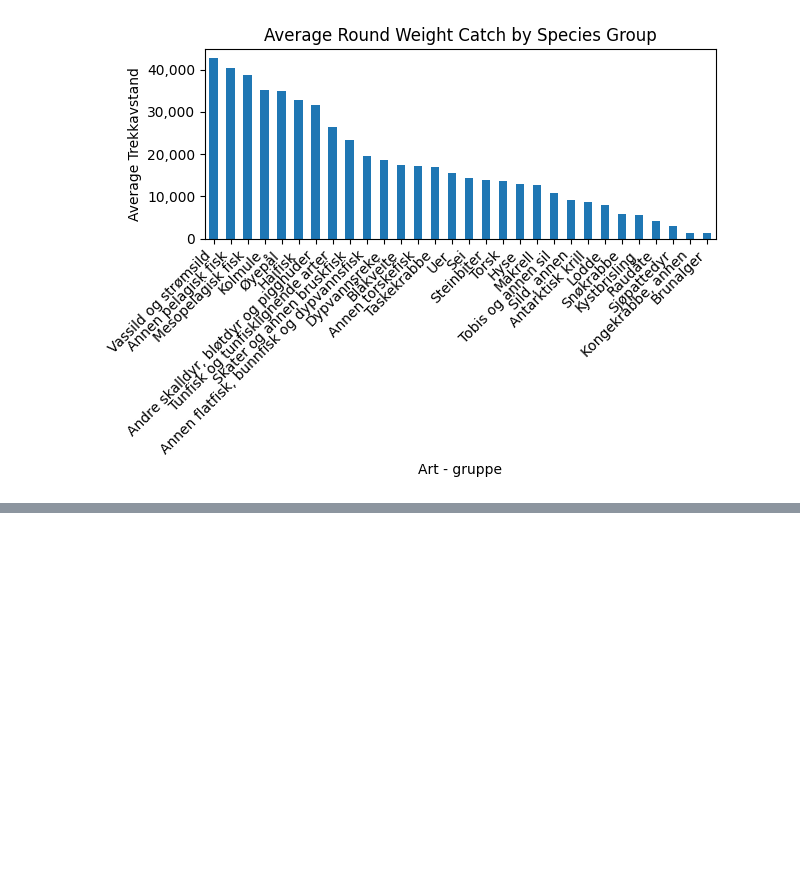
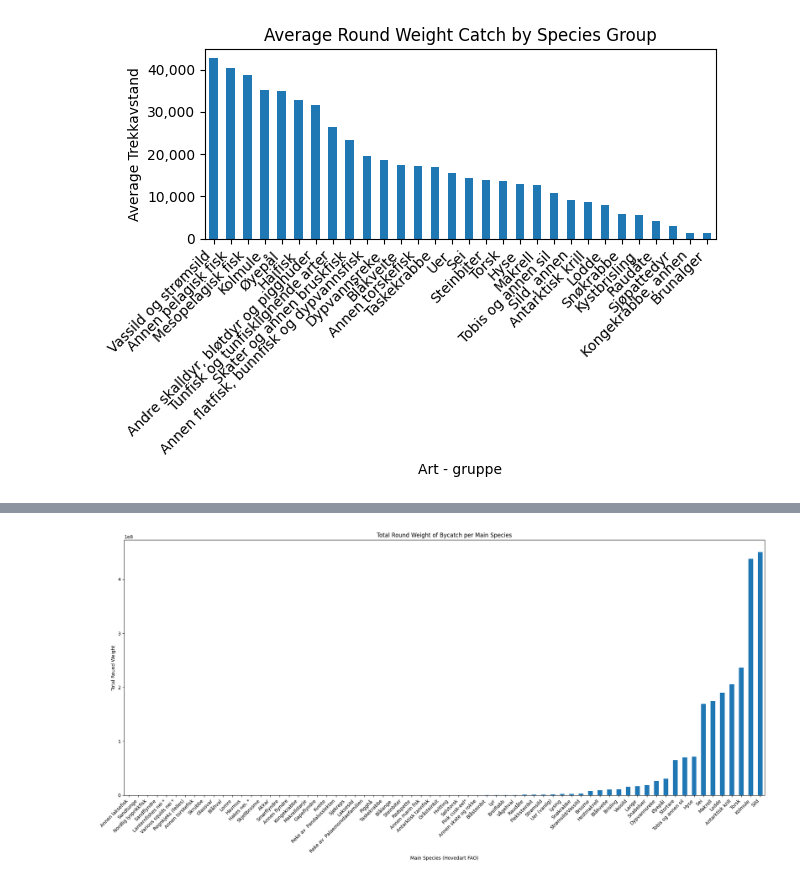
Before and after one commit to Destroyers04/Info284_Project, a Jupyter notebook: Data Processing/aaronProcessingData.ipynb, the cells around one changed output, grey strips where cells are left out. Saved outputs shown, nothing was run; the diff lists cells and outputs as text; code cells hidden in the pictures; blank space fills up the shorter version.

```diff
--- a/Data Processing/aaronProcessingData.ipynb
+++ b/Data Processing/aaronProcessingData.ipynb
@@ -185,0 +213,18 @@ plt.show()
+# %%
+total_roundweight_by_main_species = dataset.groupby('Hovedart FAO')['Rundvekt'].sum()
+
+total_roundweight_by_main_species.sort_values(inplace=True)
+
+
+plt.figure(figsize=(20, 10))
+total_roundweight_by_main_species.plot(kind='bar')
+
+plt.title('Total Round Weight of Bycatch per Main Species')
+plt.xlabel('Main Species (Hovedart FAO)')
+plt.ylabel('Total Round Weight')
+plt.xticks(rotation=45, ha="right")
+
+plt.tight_layout()
+plt.show()
+# %% [output]
+[figure, added]
```
Also changed, not shown: parts of 6 cells of this notebook, 1 other file.
